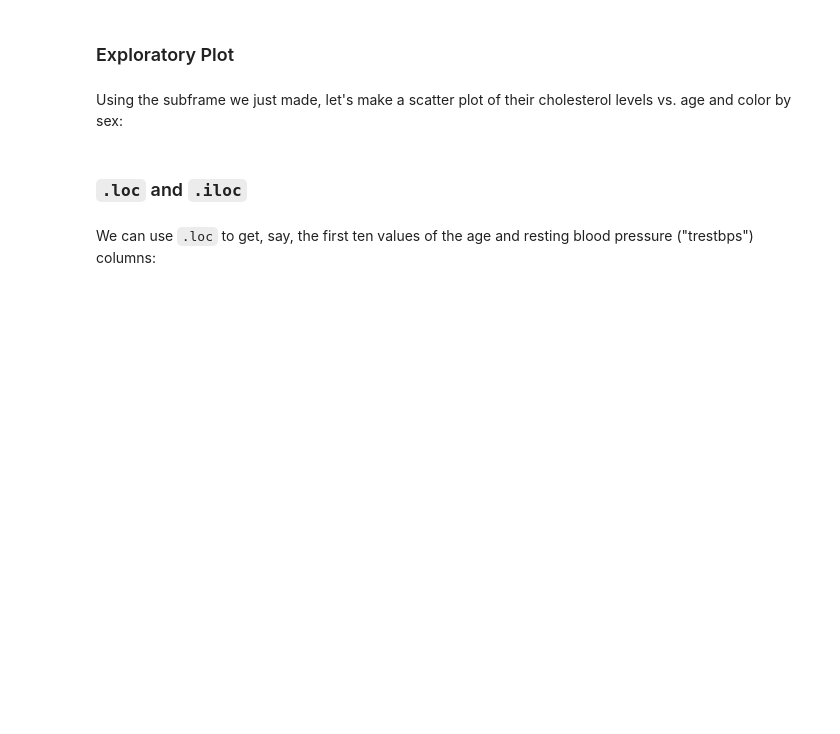
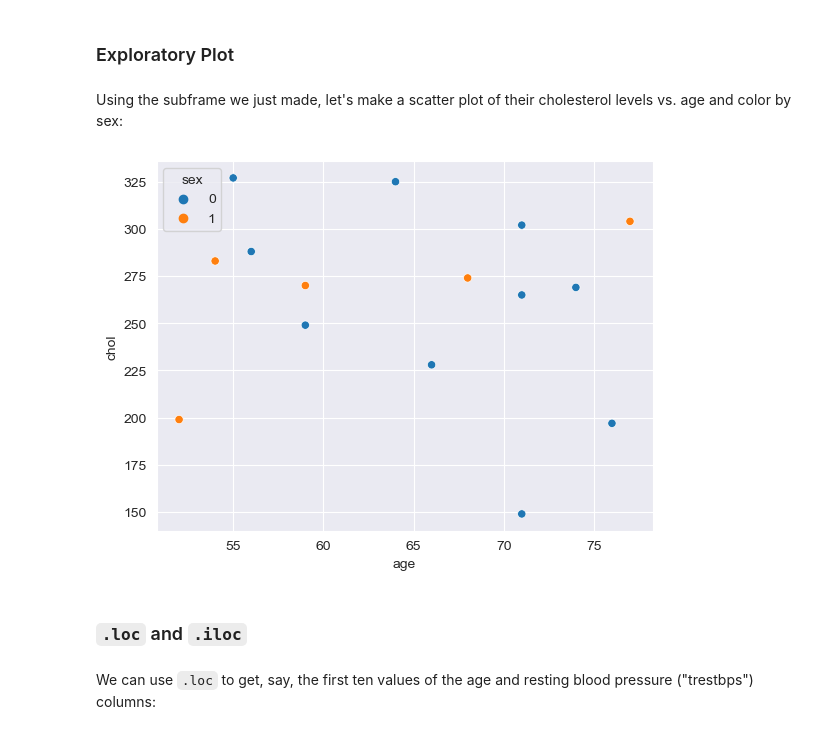
Before and after one commit to JoshuaSehwani/JSPythonAssignmentsDS311, a Jupyter notebook: Lab_Assignment/Python_Lab_Exercise_2.ipynb, the cells around one changed output. Cells and saved outputs as stored; diff of their text form; code cells hidden in the pictures; blank space fills up the shorter version.

Commit message:
Python LabExercise 2 completion

```diff
--- a/Lab_Assignment/Python_Lab_Exercise_2.ipynb
+++ b/Lab_Assignment/Python_Lab_Exercise_2.ipynb
@@ -24,4 +24,4 @@ Pandas has many methods for reading different types of files. Note that here we
 
 Read about this dataset [here](https://www.kaggle.com/ronitf/heart-disease-uci).
 # %%
-heart_df = pd.read_csv('heart.csv')
+heart_df = pd.read_csv('data/heart.csv')
@@ -156,3 +311,5 @@ Use '&' for "and" and '|' for "or".
 Display the patients who are 70 or over as well as the patients whose trestbps score is greater than 170.
 # %%
 # Enter your code here
+newdf = heart_augmented[(heart_augmented['age'] > 70) | (heart_augmented['trestbps'] > 170)]
+newdf
@@ -161,9 +335,11 @@ Display the patients who are 70 or over as well as the patients whose trestbps s
 # %% [markdown]
 Using the subframe we just made, let's make a scatter plot of their cholesterol levels vs. age and color by sex:
 # %%
-at_risk = #[ANSWER FROM EXERCISE]
+at_risk = newdf
 
 sns.scatterplot(data=at_risk, x='age', y='chol', hue='sex');
+# %% [output]
+[figure, added]
 # %% [markdown]
 ### `.loc` and `.iloc`
 # %% [markdown]
```
Also changed, not shown: parts of 40 cells of this notebook, 1 other file.
